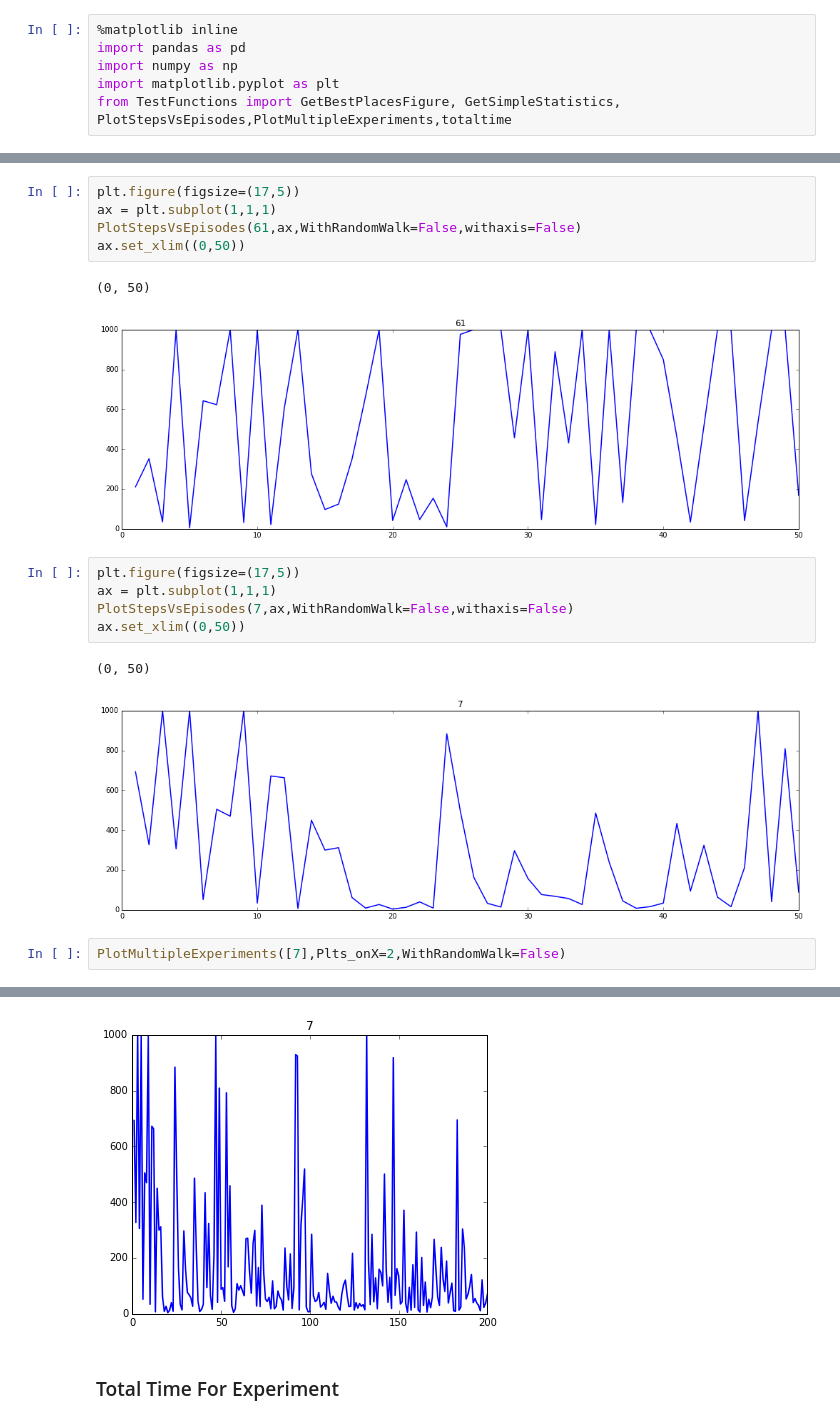
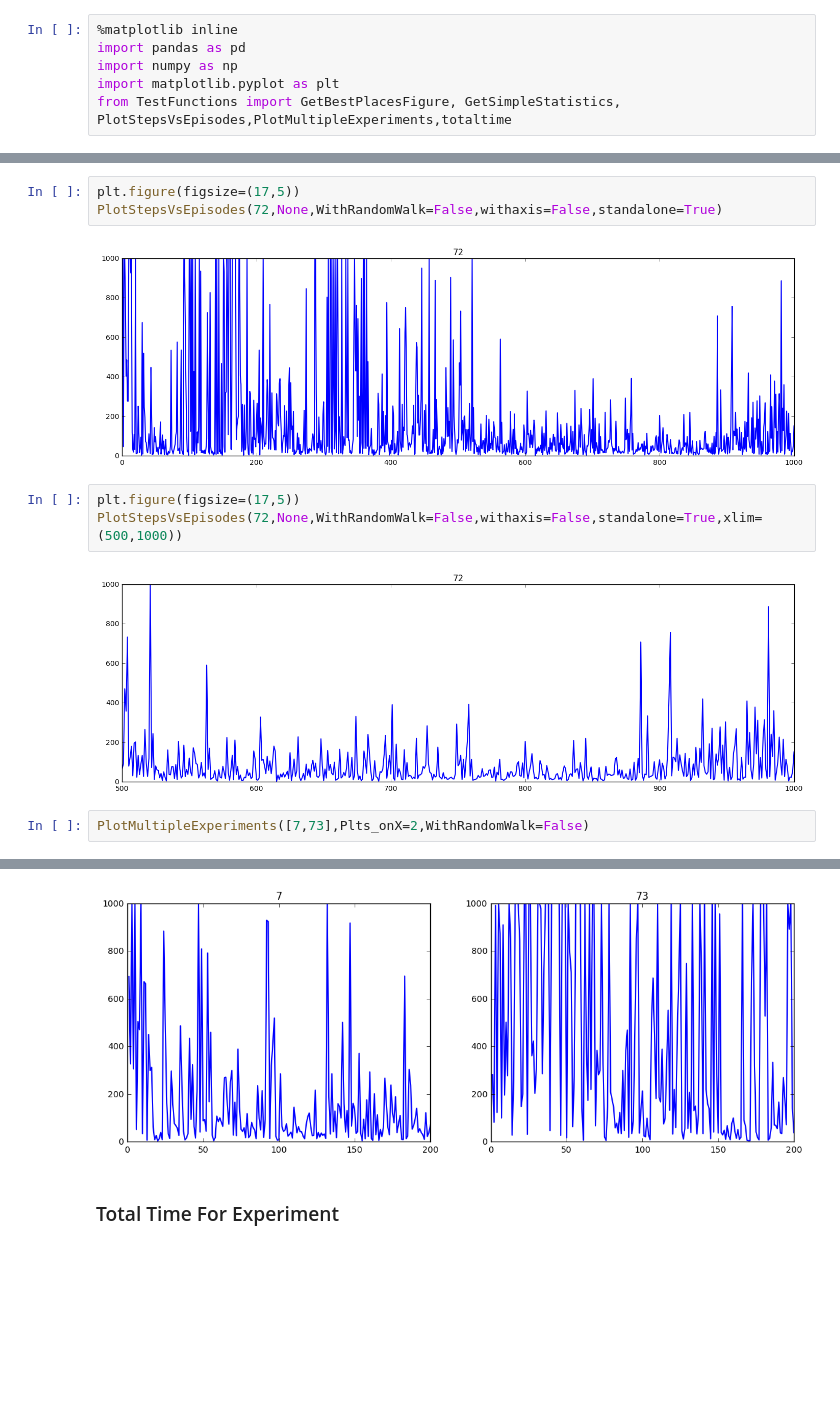
Before and after one commit to aqeel13932/APES_PT, a Jupyter notebook: output/Analysis_Int_squence_experiements.ipynb, the cells around one changed output, grey strips where cells are left out. Drawn from its saved outputs; the diff is of its cells as text; blank space fills up the shorter version.

```diff
--- a/output/Analysis_Int_squence_experiements.ipynb
+++ b/output/Analysis_Int_squence_experiements.ipynb
@@ -27,19 +21,13 @@ experiements.query('ID in [1,2,3,4,5,6,7]')
 # %%
 plt.figure(figsize=(17,5))
-ax = plt.subplot(1,1,1)
-PlotStepsVsEpisodes(61,ax,WithRandomWalk=False,withaxis=False)
-ax.set_xlim((0,50))
+PlotStepsVsEpisodes(72,None,WithRandomWalk=False,withaxis=False,standalone=True)
 # %% [output]
-(0, 50)
-[figure, old version]
+[figure, new version]
 # %%
 plt.figure(figsize=(17,5))
-ax = plt.subplot(1,1,1)
-PlotStepsVsEpisodes(7,ax,WithRandomWalk=False,withaxis=False)
-ax.set_xlim((0,50))
+PlotStepsVsEpisodes(72,None,WithRandomWalk=False,withaxis=False,standalone=True,xlim=(500,1000))
 # %% [output]
-(0, 50)
-[figure, old version]
+[figure, new version]
 # %%
-PlotMultipleExperiments([7],Plts_onX=2,WithRandomWalk=False)
+PlotMultipleExperiments([7,73],Plts_onX=2,WithRandomWalk=False)
 # %% [output]
@@ -47,4 +35,4 @@ PlotMultipleExperiments([7],Plts_onX=2,WithRandomWalk=False)
-[figure, old version]
+[figure, new version]
 # %% [markdown]
 ### Total Time For Experiment
 # %%
```
Also changed, not shown: parts of 4 cells of this notebook, 5 other files.
